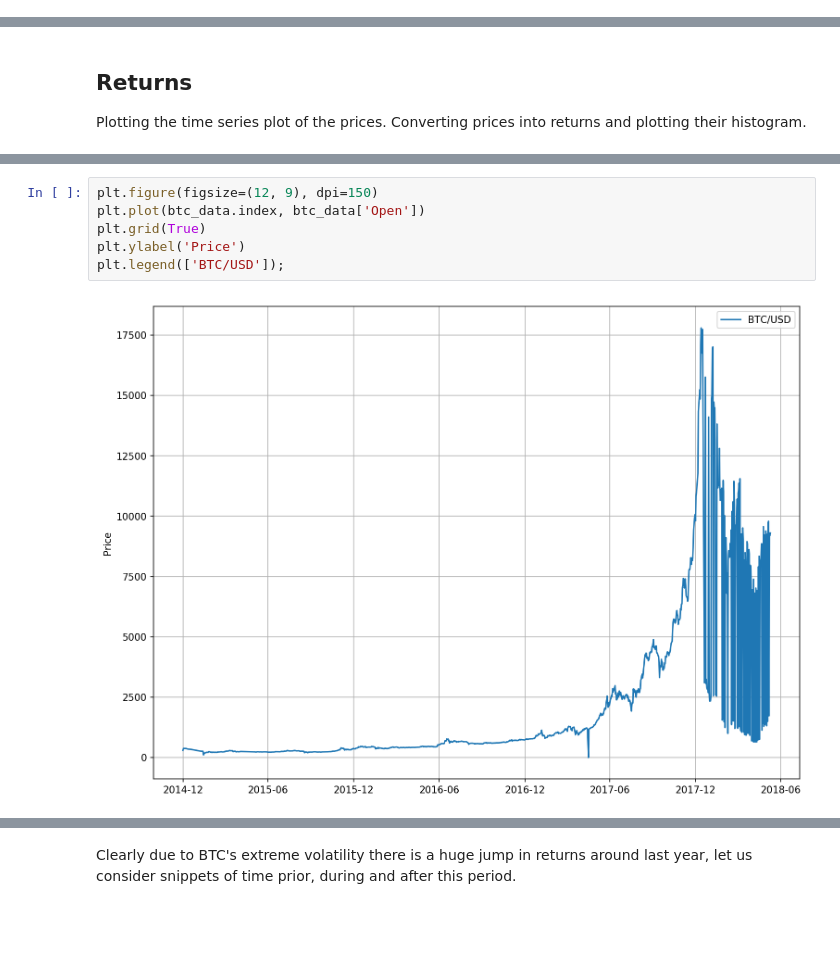
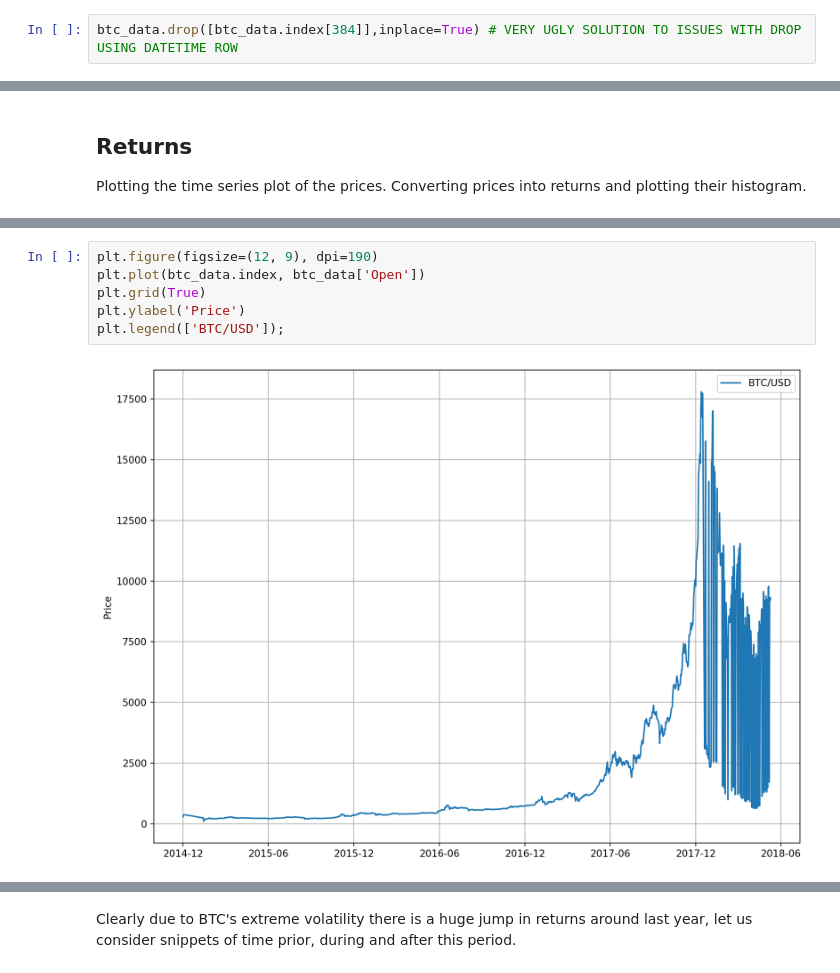
Before and after one commit to ngurnani/VolatilityPrediction, a Jupyter notebook: src/EDA.ipynb, the cells around one changed output, grey strips where cells are left out. Saved outputs shown, nothing was run; the diff lists cells and outputs as text; blank space fills up the shorter version.

```diff
--- a/src/EDA.ipynb
+++ b/src/EDA.ipynb
@@ -36,3 +32,5 @@ SyntaxError: invalid syntax (<ipython-input-40-f22a4c379ecf>, line 1)
+# %%
+btc_data.drop([btc_data.index[384]],inplace=True) # VERY UGLY SOLUTION TO ISSUES WITH DROP USING DATETIME ROW
 # %%
 sp500_index_data.head()
 # %% [output]
@@ -85,11 +81,11 @@ Upon manual inspection of GDAX BTC/USD found that there was a system price glitc
 # %%
-plt.figure(figsize=(12, 9), dpi=150)
+plt.figure(figsize=(12, 9), dpi=190)
 plt.plot(btc_data.index, btc_data['Open'])
 plt.grid(True)
 plt.ylabel('Price')
 plt.legend(['BTC/USD']);
 # %% [output]
-[figure, old version]
+[figure, new version]
 # %%
 btc_returns = btc_data['Open'].pct_change()[1:]
 btc_returns.plot(title='BTC/USD Returns', grid=True, figsize=(12,9));
```
Also changed, not shown: parts of 11 cells of this notebook, 3 other files.
